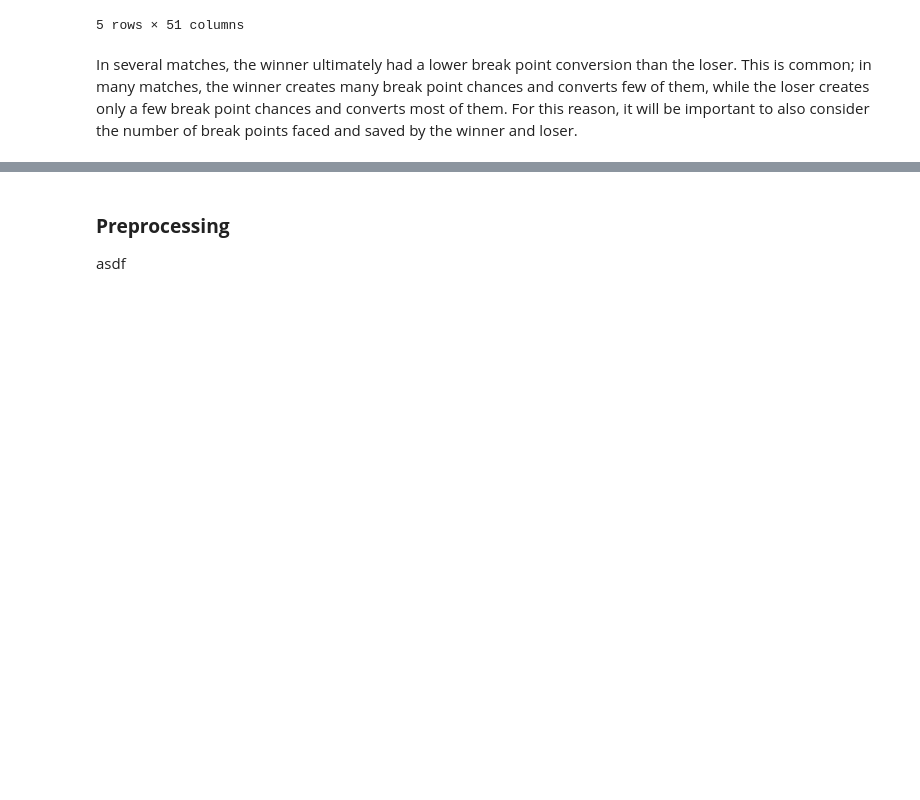
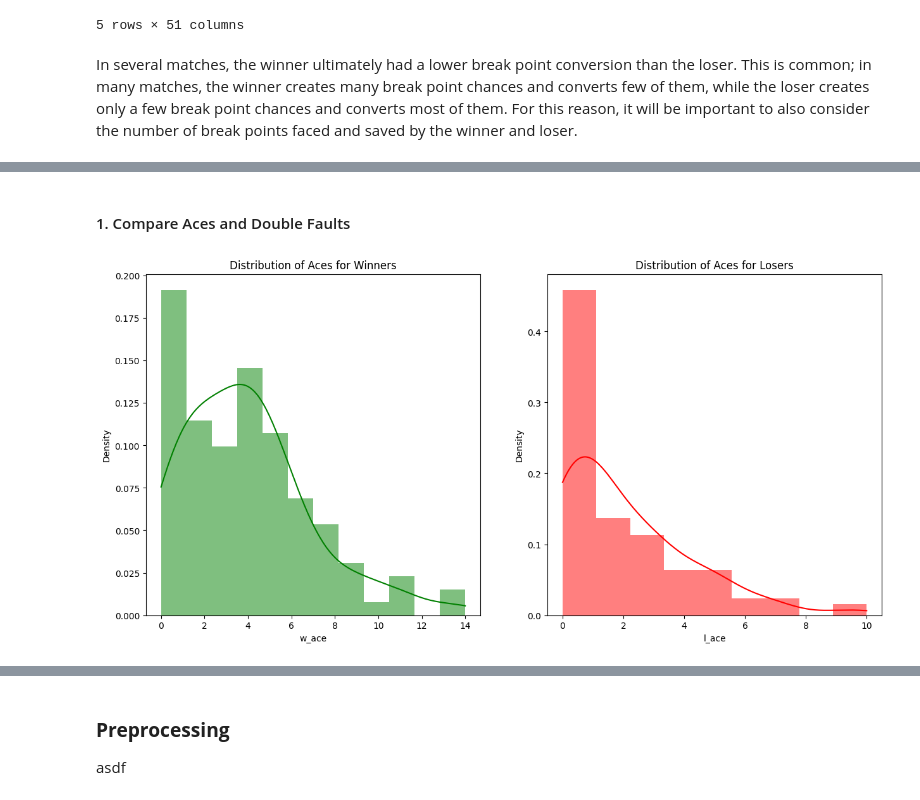
Before and after one commit to AnnambhotlaK/mlproject, a Jupyter notebook: notebook/wta_match_eda.ipynb, the cells around one changed output, grey strips where cells are left out. Cells and saved outputs as stored; diff of their text form; code cells hidden in the pictures; blank space fills up the shorter version.

Commit message:
add analysis of aces and double faults to eda

```diff
--- a/notebook/wta_match_eda.ipynb
+++ b/notebook/wta_match_eda.ipynb
@@ -233,0 +238,5 @@ In several matches, the winner ultimately had a lower break point conversion tha
+# %%
+# Get winner variables
+w_stats = df.loc[:, ['w_ace', 'w_df', 'w_svpt', 'w_1stIn', 'w_1stWon', 'w_2ndWon', 'w_SvGms', 'w_bpFaced', 'w_bpSaved', 'w_bpConversion']]
+# Get loser variables
+l_stats = df.loc[:, ['l_ace', 'l_df', 'l_svpt', 'l_1stIn', 'l_1stWon', 'l_2ndWon', 'l_SvGms', 'l_bpFaced', 'l_bpSaved', 'l_bpConversion']]
@@ -233,0 +261,14 @@ In several matches, the winner ultimately had a lower break point conversion tha
+# %% [markdown]
+#### 1. Compare Aces and Double Faults
+# %%
+# Plot winner and loser aces in a histogram
+fig, axs = plt.subplots(1, 2, figsize=(15, 7))
+plt.subplot(121)
+sns.histplot(w_stats['w_ace'], color='green', label='Winner Aces', kde=True, stat="density", linewidth=0)
+plt.title('Distribution of Aces for Winners')
+
+plt.subplot(122)
+sns.histplot(l_stats['l_ace'], color='red', label='Loser Aces', kde=True, stat="density", linewidth=0)
+plt.title('Distribution of Aces for Losers')
+# %% [output]
+[figure, added]
```
Also changed, not shown: parts of 7 cells of this notebook, 1 other file.
